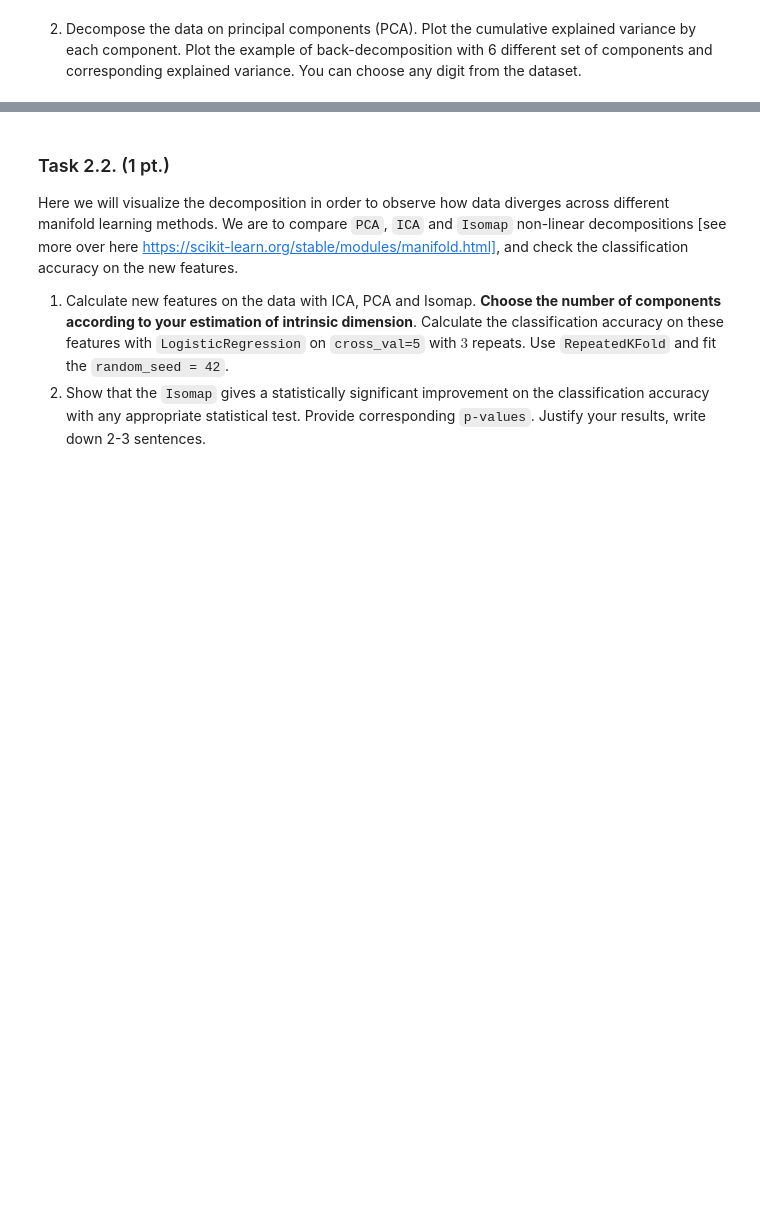
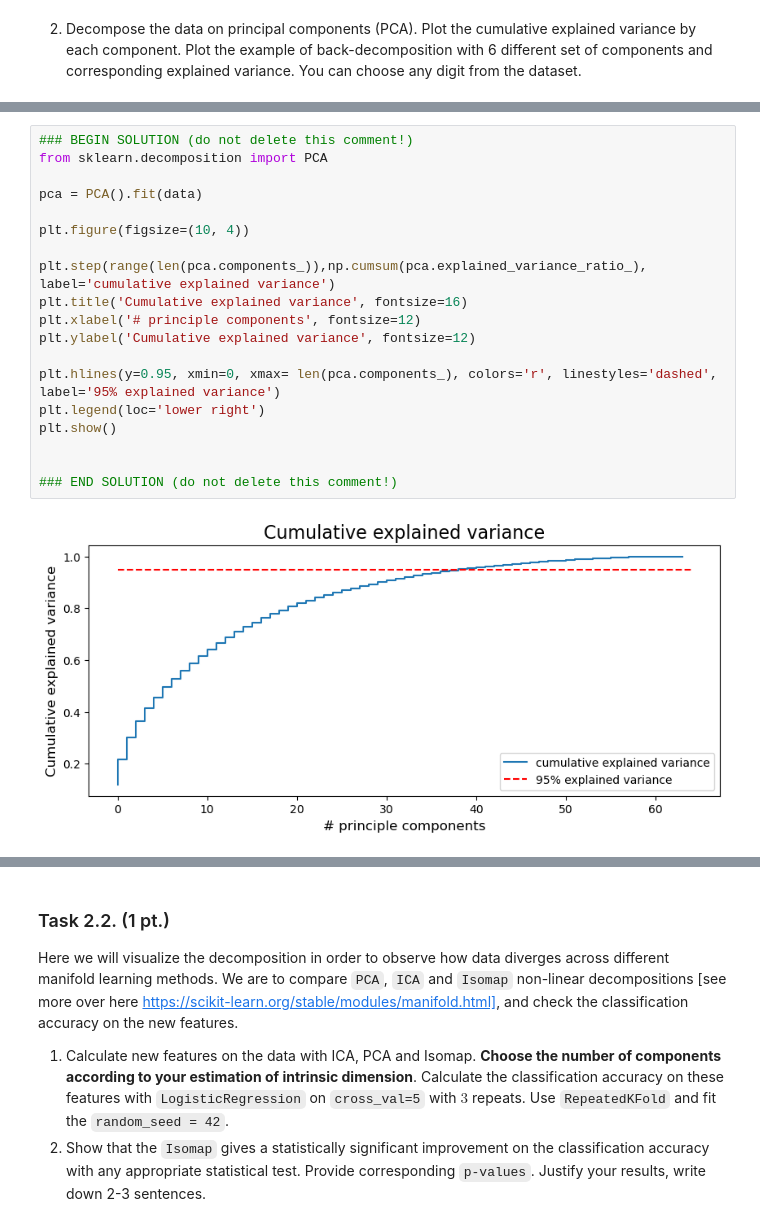
Before and after one commit to LoneWayfarer/ML_course, a Jupyter notebook: HW_2/Part2/ML2023HW02_part2.ipynb, the cells around one changed output, grey strips where cells are left out. Cells and saved outputs as stored; diff of their text form; blank space fills up the shorter version.

```diff
--- a/HW_2/Part2/ML2023HW02_part2.ipynb
+++ b/HW_2/Part2/ML2023HW02_part2.ipynb
@@ -264,0 +249,21 @@ Expected output format
+# %%
+### BEGIN SOLUTION (do not delete this comment!)
+from sklearn.decomposition import PCA
+
+pca = PCA().fit(data)
+
+plt.figure(figsize=(10, 4))
+
+plt.step(range(len(pca.components_)),np.cumsum(pca.explained_variance_ratio_), label='cumulative explained variance')
+plt.title('Cumulative explained variance', fontsize=16)
+plt.xlabel('# principle components', fontsize=12)
+plt.ylabel('Cumulative explained variance', fontsize=12)
+
+plt.hlines(y=0.95, xmin=0, xmax= len(pca.components_), colors='r', linestyles='dashed', label='95% explained variance')
+plt.legend(loc='lower right')
+plt.show()
+
+
+### END SOLUTION (do not delete this comment!)
+# %% [output]
+[figure, added]
```
Also changed, not shown: parts of 3 cells of this notebook.
